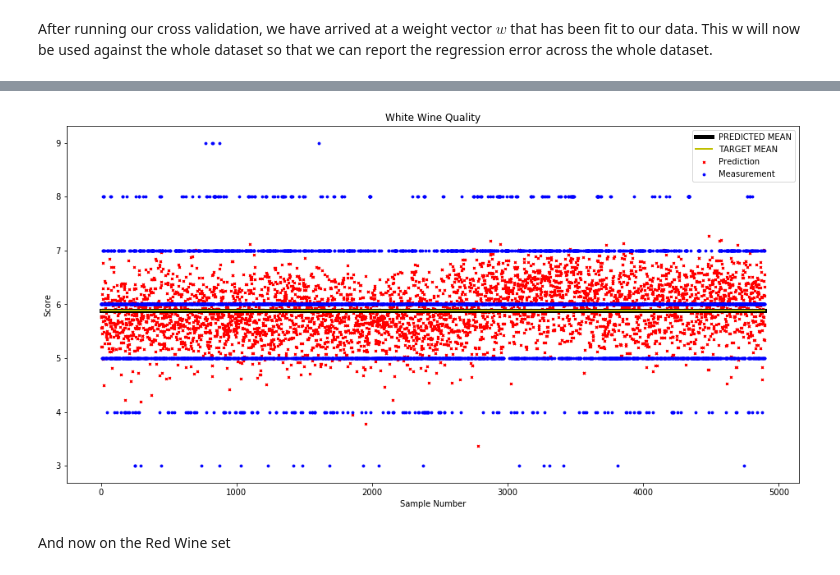
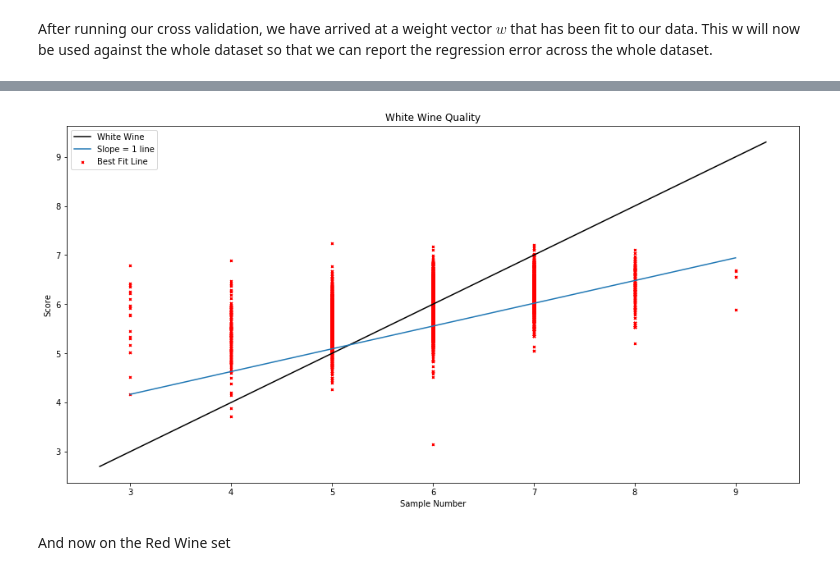
Before and after one commit to brookstawil/MLProject, a Jupyter notebook: Dataset 2 - Wine.ipynb, the cells around one changed output, grey strips where cells are left out. Drawn from its saved outputs; the diff is of its cells as text; code cells hidden in the pictures.

Commit message:
fix graphs on wine to be actual vs. predicted

```diff
--- a/Dataset 2 - Wine.ipynb
+++ b/Dataset 2 - Wine.ipynb
@@ -215,25 +215,30 @@ Mean error using best w: [0.56325852]
 # %%
 # Graph Sample Number vs. Score
 # yHat is the Predicted
 # white_Y is the Measured
 x_axis = range(len(yHat))
 
 # Plot of the white wine data
 plt.figure(figsize=(16, 8))
+ax = plt.axes()
 plt.title('White Wine Quality')
+plt.scatter(white_Y, yHat, s=8, color='r', marker='x')
+# Print straight line
+ymin, ymax = ax.get_ylim()
+xmin, xmax = ax.get_xlim()
+lower = min([ymin,xmin])
+upper = max([ymax, xmax])
+ax.plot( [lower, upper] , [lower, upper], 'k-')
 
-plt.scatter(x_axis, yHat, s=8, color='r', marker='x')
-plt.plot([0, x_axis[len(x_axis)-1]],[np.mean(yHat), np.mean(yHat)], color='k', linewidth=5)
+# Plot best fit line
+plt.plot(np.unique(white_Y), np.poly1d(np.polyfit(white_Y[0,:], yHat[0,:], 1))(np.unique(white_Y)))
 
-plt.scatter(x_axis, white_Y, s=8, color='b', marker='o')
-plt.plot([0, x_axis[len(x_axis)-1]],[np.mean(white_Y), np.mean(white_Y)], color='y', linewidth=2)
-
-plt.legend(['PREDICTED MEAN', 'TARGET MEAN', 'Prediction', 'Measurement'])
+plt.legend(['White Wine','Slope = 1 line', 'Best Fit Line'])
 plt.xlabel('Sample Number')
 plt.ylabel('Score')
 plt.show()
 # %% [output]
-[figure, old version]
+[figure, new version]
 # %% [markdown]
 And now on the Red Wine set
 # %%
```
Also changed, not shown: parts of 4 cells of this notebook.
